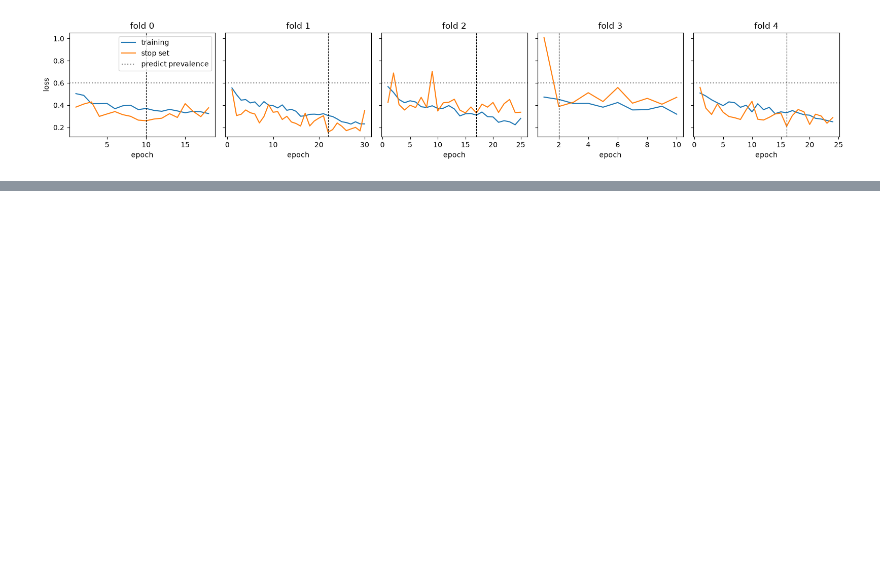
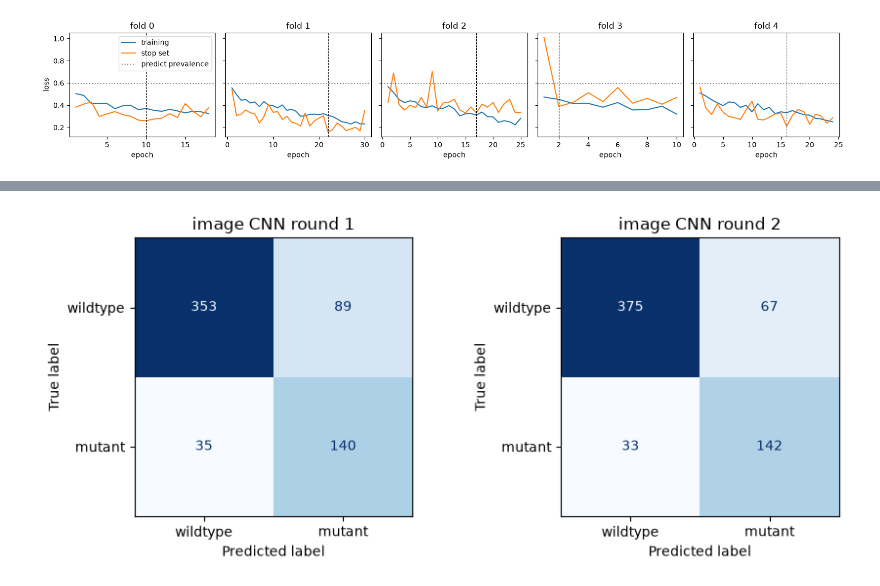
Before and after one commit to javencp/gliomas-idh-mri-prediction, a Jupyter notebook: Notebooks/04_cnn_model.ipynb, the cells around one changed output, grey strips where cells are left out. Cells and saved outputs as stored; diff of their text form; code cells hidden in the pictures; blank space fills up the shorter version.

```diff
--- a/Notebooks/04_cnn_model.ipynb
+++ b/Notebooks/04_cnn_model.ipynb
@@ -125 +239,12 @@ plt.show()
+# %%
+# Plot confusion matrices for the two image CNNs
+fig, axes = plt.subplots(1, 2, figsize=(9, 3.8))
+for ax, (name, pred) in zip(axes, {"Image CNN round 1": pred_r1, "Image CNN round 2": pred_r2}.items()):
+    ConfusionMatrixDisplay(confusion_matrix(y, pred), display_labels=["wildtype", "mutant"]).plot(
+        ax=ax, cmap="Blues", values_format="d", colorbar=False)
+    ax.set_title(name)
+plt.tight_layout()
+plt.show()
+# %% [output]
+[figure, added]
 # %%
```
Also changed, not shown: parts of 21 cells of this notebook, 2 other files.
